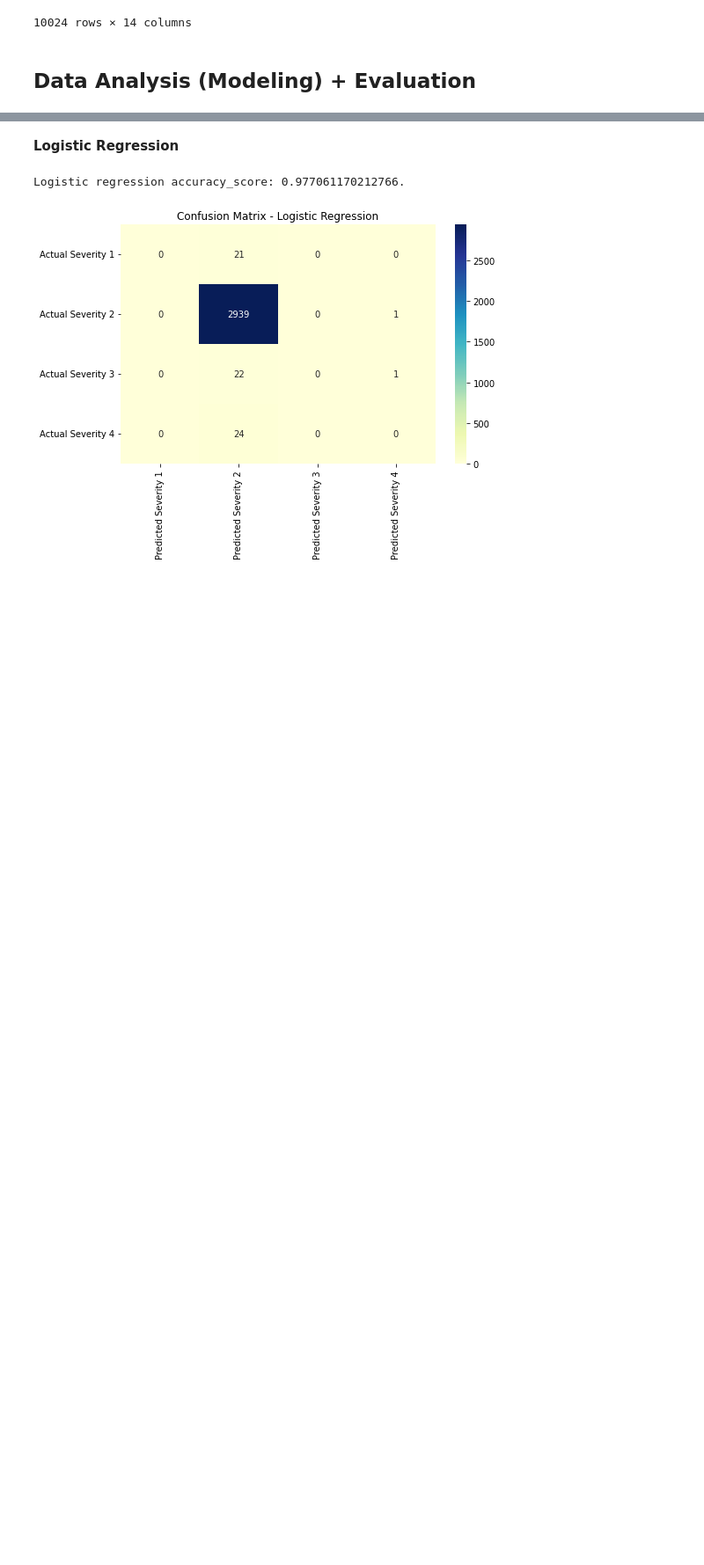
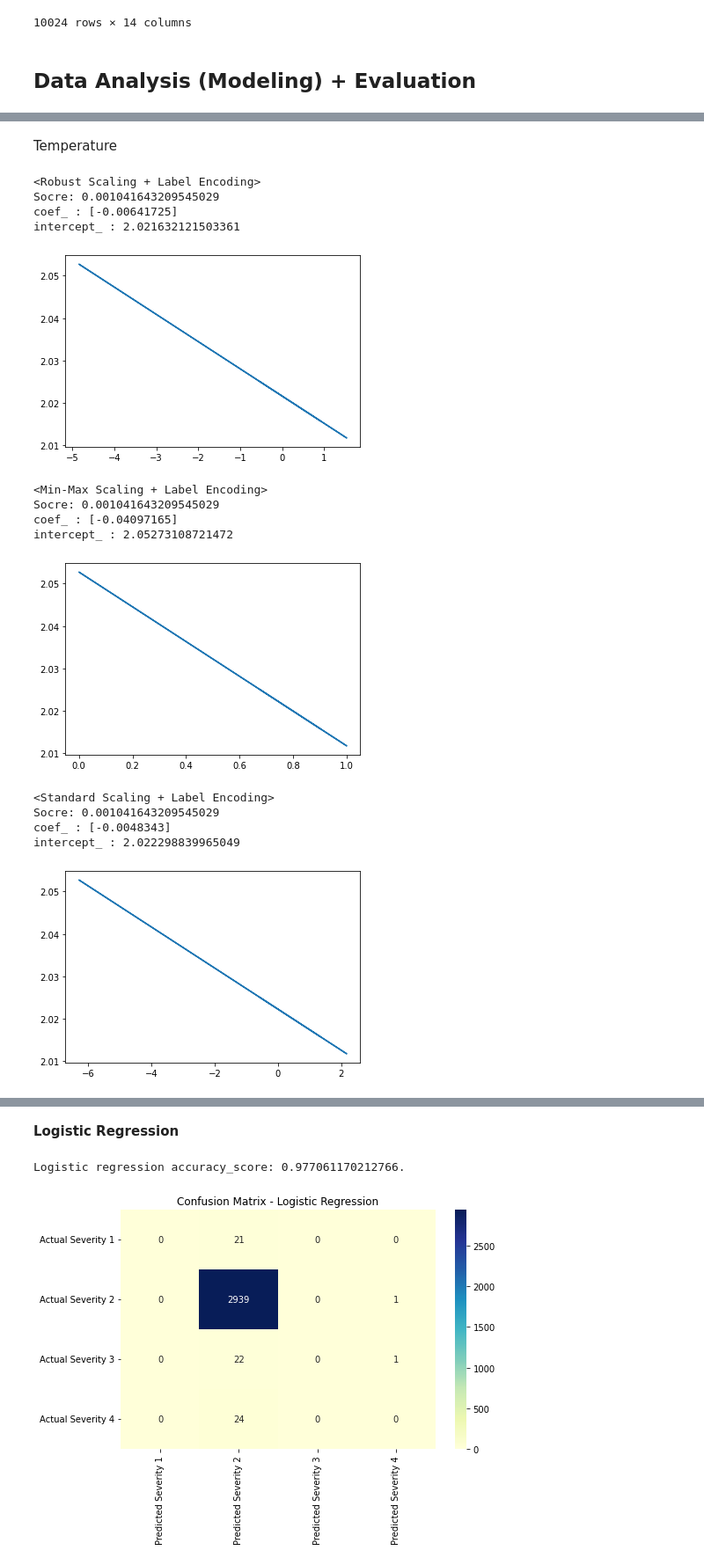
Before and after one commit to gnryu/DataScience-2022, a Jupyter notebook: final.ipynb, the cells around one changed output, grey strips where cells are left out. Shown at 88% size. Drawn from its saved outputs; the diff is of its cells as text; code cells hidden in the pictures; blank space fills up the shorter version.

```diff
--- a/final.ipynb
+++ b/final.ipynb
@@ -796,0 +851,29 @@ robust_label(data_Orlando_test)
+# %% [markdown]
+Temperature
+# %%
+print("<Robust Scaling + Label Encoding>")
+Linear_Regression(robust_label(data_Orlando_test), 'Temperature(F)', 'Severity')
+print()
+
+print("<Min-Max Scaling + Label Encoding>")
+Linear_Regression(MinMaxSacling_LabelEncoding(data_Orlando_test), 'Temperature(F)', 'Severity')
+print()
+
+print("<Standard Scaling + Label Encoding>")
+Linear_Regression(standard_label(data_Orlando_test), 'Temperature(F)', 'Severity')
+# %% [output]
+<Robust Scaling + Label Encoding>
+Socre: 0.001041643209545029
+coef_ : [-0.00641725]
+intercept_ : 2.021632121503361
+[figure, added]
+<Min-Max Scaling + Label Encoding>
+Socre: 0.001041643209545029
+coef_ : [-0.04097165]
+intercept_ : 2.05273108721472
+[figure, added]
+<Standard Scaling + Label Encoding>
+Socre: 0.001041643209545029
+coef_ : [-0.0048343]
+intercept_ : 2.022298839965049
+[figure, added]
```
Also changed, not shown: parts of 59 cells of this notebook.
